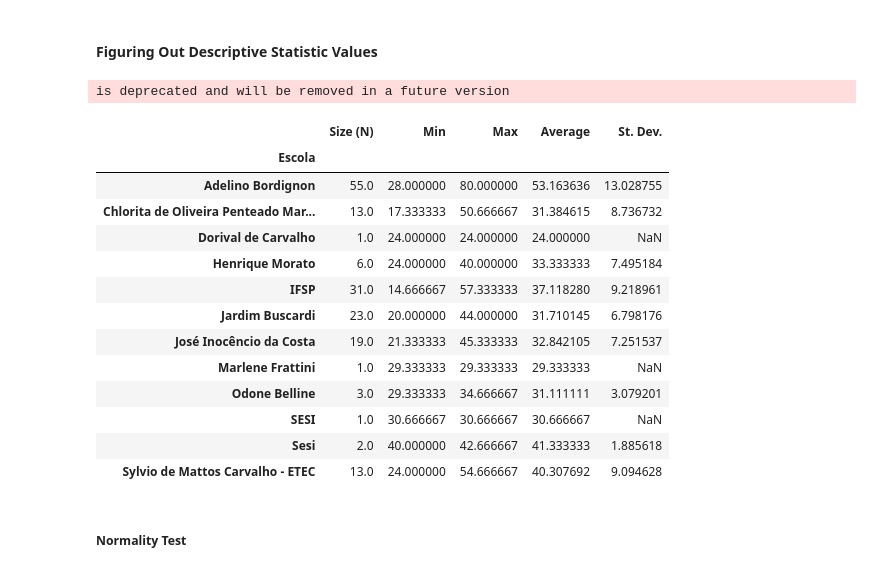
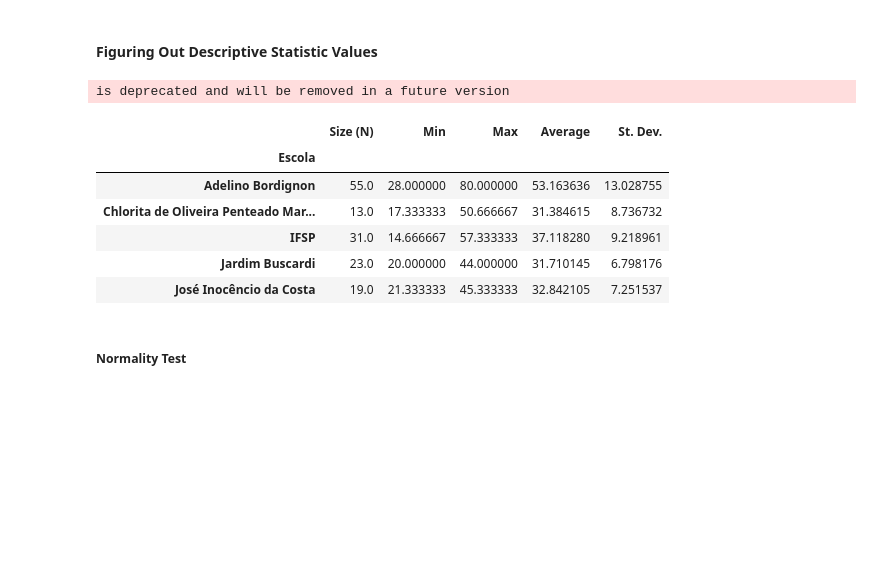
Before and after one commit to LimaRods/GPE-Data-Analysis, a Jupyter notebook: Data GPE2019 Analysis .ipynb, the cells around one changed output. Saved outputs shown, nothing was run; the diff lists cells and outputs as text; code cells hidden in the pictures; blank space fills up the shorter version.

```diff
--- a/Data GPE2019 Analysis .ipynb
+++ b/Data GPE2019 Analysis .ipynb
@@ -92,23 +93,16 @@ survey.head()
 # %%
 destat = survey.groupby("Escola")["Acertos (%)"].agg({"Size (N)": np.count_nonzero, "Min": np.min,
                                                      "Max": np.max, "Average": np.mean, "St. Dev.": np.std})
-destat
+destat.head()
 # %% [output]
 is deprecated and will be removed in a future version
 |  | Size (N) | Min | Max | Average | St. Dev. |
 | Escola |  |  |  |  |  |
 | Adelino Bordignon | 55.0 | 28.000000 | 80.000000 | 53.163636 | 13.028755 |
 | Chlorita de Oliveira Penteado Mar... | 13.0 | 17.333333 | 50.666667 | 31.384615 | 8.736732 |
-| Dorival de Carvalho | 1.0 | 24.000000 | 24.000000 | 24.000000 | NaN |
-| Henrique Morato | 6.0 | 24.000000 | 40.000000 | 33.333333 | 7.495184 |
 | IFSP | 31.0 | 14.666667 | 57.333333 | 37.118280 | 9.218961 |
 | Jardim Buscardi | 23.0 | 20.000000 | 44.000000 | 31.710145 | 6.798176 |
 | José Inocêncio da Costa | 19.0 | 21.333333 | 45.333333 | 32.842105 | 7.251537 |
-| Marlene Frattini | 1.0 | 29.333333 | 29.333333 | 29.333333 | NaN |
-| Odone Belline | 3.0 | 29.333333 | 34.666667 | 31.111111 | 3.079201 |
-| SESI | 1.0 | 30.666667 | 30.666667 | 30.666667 | NaN |
-| Sesi | 2.0 | 40.000000 | 42.666667 | 41.333333 | 1.885618 |
-| Sylvio de Mattos Carvalho - ETEC | 13.0 | 24.000000 | 54.666667 | 40.307692 | 9.094628 |
 # %% [markdown]
 ##### Normality Test
 # %%
```
Also changed, not shown: parts of 12 cells of this notebook.
